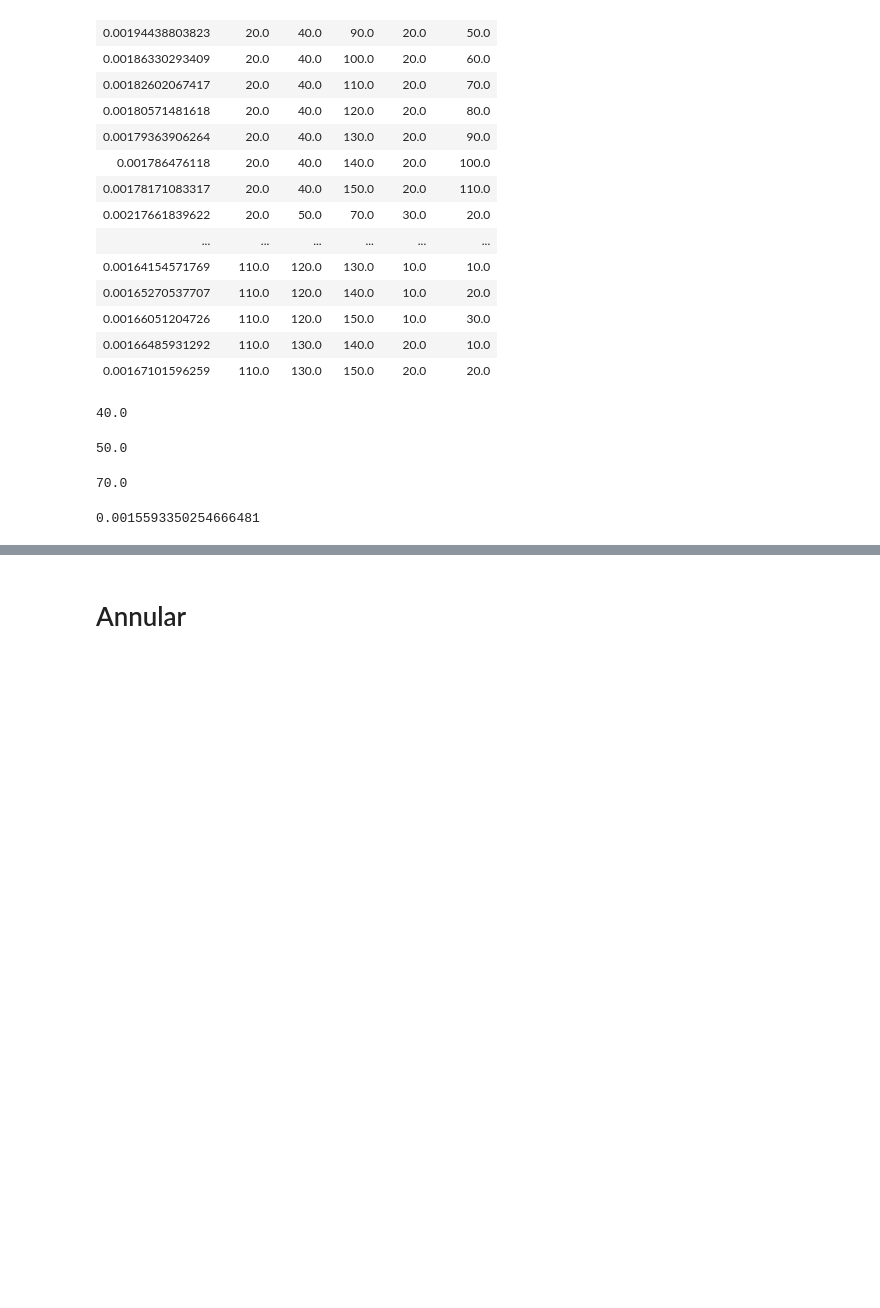
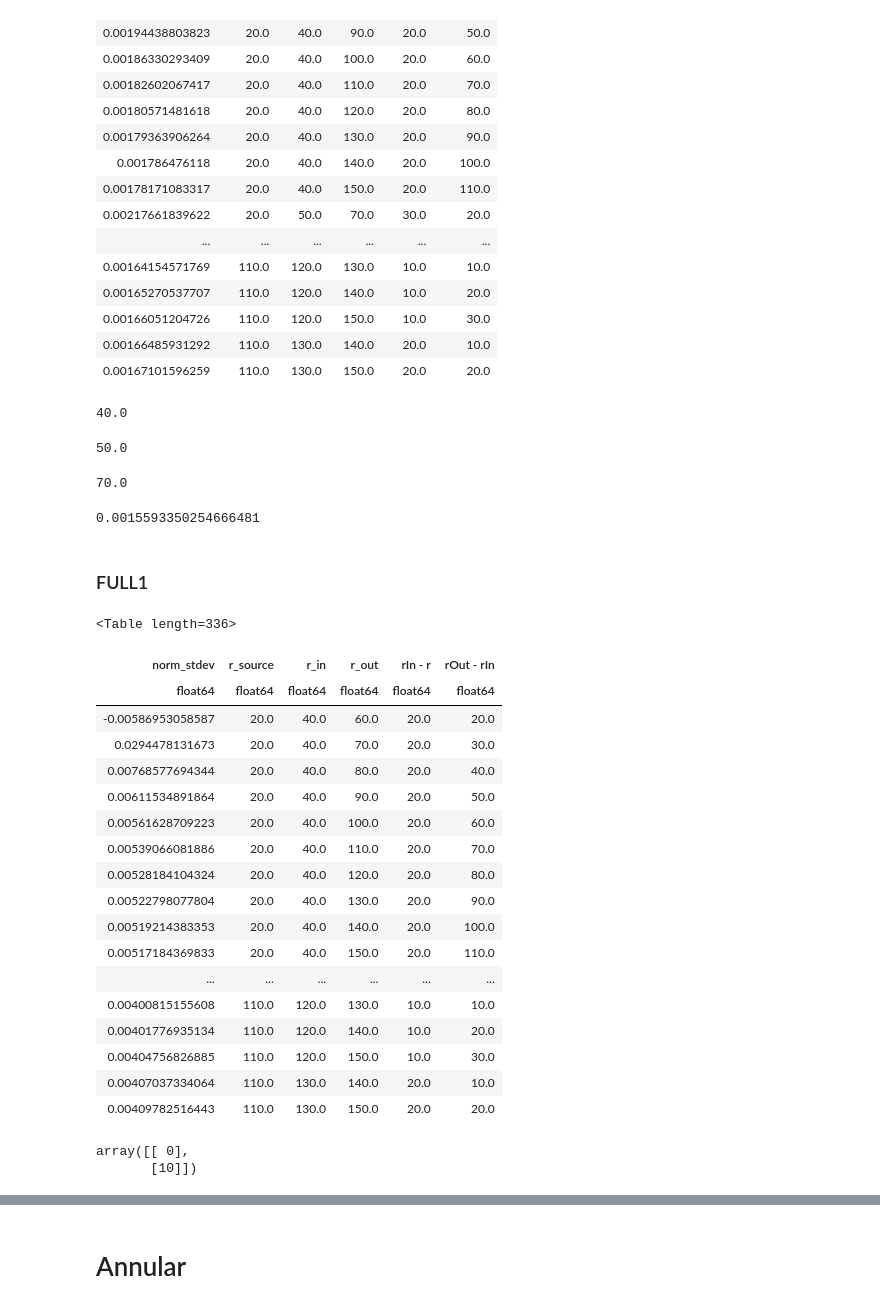
Before and after one commit to rafia37/NIRCam-data-analysis, a Jupyter notebook: Annular Vs. Circular source.ipynb, the cells around one changed output, grey strips where cells are left out. Drawn from its saved outputs; the diff is of its cells as text; code cells hidden in the pictures; blank space fills up the shorter version.

```diff
--- a/Annular Vs. Circular source.ipynb
+++ b/Annular Vs. Circular source.ipynb
@@ -87,3 +87,33 @@ circ_stdev = np.amin(rad_test['norm_stdev'])
 circ_stdev
 # %% [output]
 0.0015593350254666481
+# %% [markdown]
+### FULL1
+# %%
+rad_test_full = ascii.read('rt_full.csv')
+rad_test_full
+# %% [output]
+<Table length=336>
+| norm_stdev | r_source | r_in | r_out | rIn - r | rOut - rIn |
+| float64 | float64 | float64 | float64 | float64 | float64 |
+| -0.00586953058587 | 20.0 | 40.0 | 60.0 | 20.0 | 20.0 |
+| 0.0294478131673 | 20.0 | 40.0 | 70.0 | 20.0 | 30.0 |
+| 0.00768577694344 | 20.0 | 40.0 | 80.0 | 20.0 | 40.0 |
+| 0.00611534891864 | 20.0 | 40.0 | 90.0 | 20.0 | 50.0 |
+| 0.00561628709223 | 20.0 | 40.0 | 100.0 | 20.0 | 60.0 |
+| 0.00539066081886 | 20.0 | 40.0 | 110.0 | 20.0 | 70.0 |
+| 0.00528184104324 | 20.0 | 40.0 | 120.0 | 20.0 | 80.0 |
+| 0.00522798077804 | 20.0 | 40.0 | 130.0 | 20.0 | 90.0 |
+| 0.00519214383353 | 20.0 | 40.0 | 140.0 | 20.0 | 100.0 |
+| 0.00517184369833 | 20.0 | 40.0 | 150.0 | 20.0 | 110.0 |
+| ... | ... | ... | ... | ... | ... |
+| 0.00400815155608 | 110.0 | 120.0 | 130.0 | 10.0 | 10.0 |
+| 0.00401776935134 | 110.0 | 120.0 | 140.0 | 10.0 | 20.0 |
+| 0.00404756826885 | 110.0 | 120.0 | 150.0 | 10.0 | 30.0 |
+| 0.00407037334064 | 110.0 | 130.0 | 140.0 | 20.0 | 10.0 |
+| 0.00409782516443 | 110.0 | 130.0 | 150.0 | 20.0 | 20.0 |
+# %%
+np.argwhere(rad_test_full['norm_stdev']<0)
+# %% [output]
+array([[ 0],
+       [10]])
```
Also changed, not shown: parts of 16 cells of this notebook.
